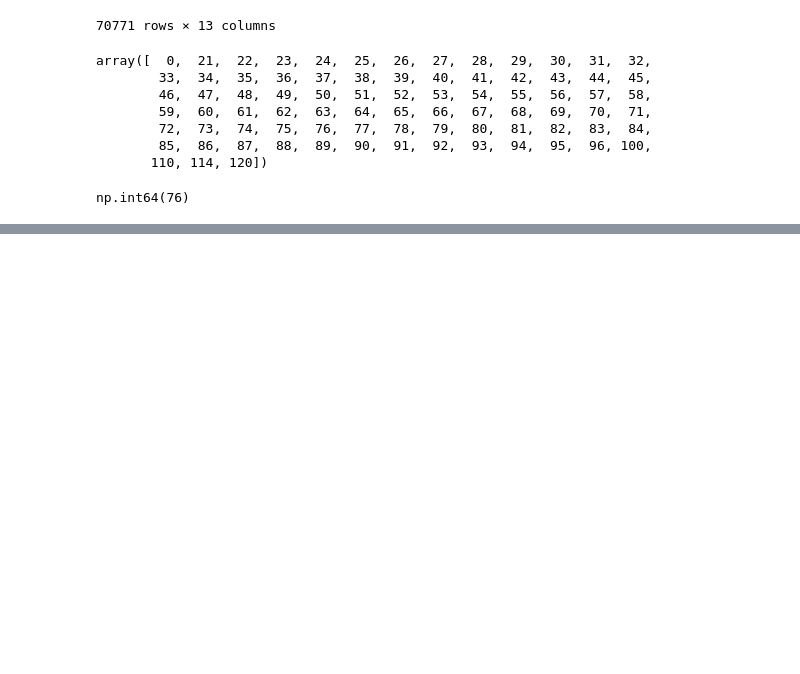
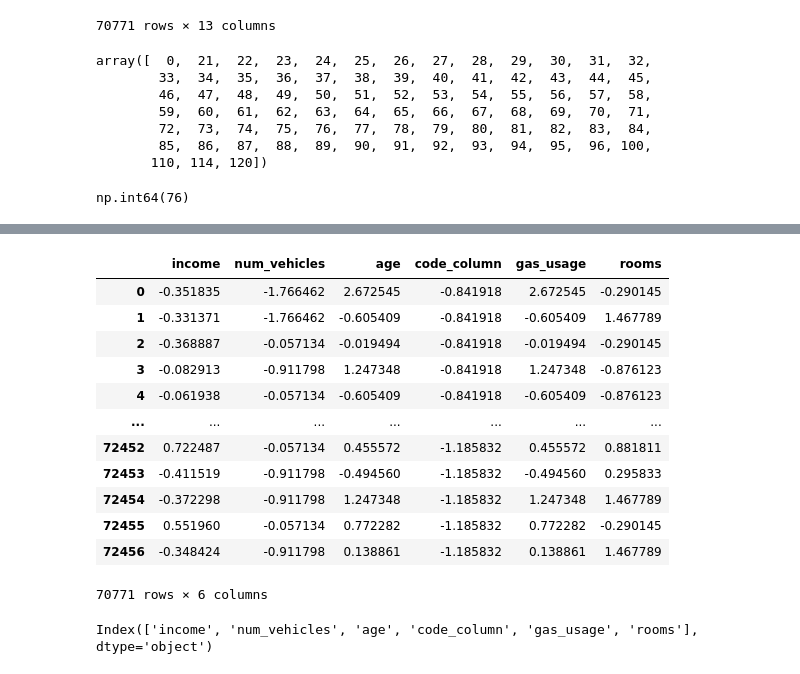
Before and after one commit to joaopecomonteiro/trabalho_ids, a Jupyter notebook: joao_playground.ipynb, the cells around one changed output, grey strips where cells are left out. Cells and saved outputs as stored; diff of their text form; code cells hidden in the pictures; blank space fills up the shorter version.

```diff
--- a/joao_playground.ipynb
+++ b/joao_playground.ipynb
@@ -146,10 +195,10 @@ from sklearn.impute import KNNImputer
 
 imputer = KNNImputer(n_neighbors=5)
 
-imputed_data = imputer.fit_transform(data_encoded)
+imputed_data = imputer.fit_transform(z_scores_df)
 
 # Step 5: Replace the original 'age' column with the imputed values
-data['age'] = imputed_data[:, 4]
+z_scores_df['age'] = imputed_data[:, 4]
 # %%
 imputed_data
 # %% [output]
@@ -177,0 +237,20 @@ np.int64(76)
+# %%
+z_scores_df
+# %% [output]
+|  | income | num_vehicles | age | code_column | gas_usage | rooms |
+| 0 | -0.351835 | -1.766462 | 2.672545 | -0.841918 | 2.672545 | -0.290145 |
+| 1 | -0.331371 | -1.766462 | -0.605409 | -0.841918 | -0.605409 | 1.467789 |
+| 2 | -0.368887 | -0.057134 | -0.019494 | -0.841918 | -0.019494 | -0.290145 |
+| 3 | -0.082913 | -0.911798 | 1.247348 | -0.841918 | 1.247348 | -0.876123 |
+| 4 | -0.061938 | -0.057134 | -0.605409 | -0.841918 | -0.605409 | -0.876123 |
+| ... | ... | ... | ... | ... | ... | ... |
+| 72452 | 0.722487 | -0.057134 | 0.455572 | -1.185832 | 0.455572 | 0.881811 |
+| 72453 | -0.411519 | -0.911798 | -0.494560 | -1.185832 | -0.494560 | 0.295833 |
+| 72454 | -0.372298 | -0.911798 | 1.247348 | -1.185832 | 1.247348 | 1.467789 |
+| 72455 | 0.551960 | -0.057134 | 0.772282 | -1.185832 | 0.772282 | -0.290145 |
+| 72456 | -0.348424 | -0.911798 | 0.138861 | -1.185832 | 0.138861 | 1.467789 |
+70771 rows × 6 columns
+# %%
+z_scores.columns
+# %% [output]
+Index(['income', 'num_vehicles', 'age', 'code_column', 'gas_usage', 'rooms'], dtype='object')
```
Also changed, not shown: parts of 13 cells of this notebook.
